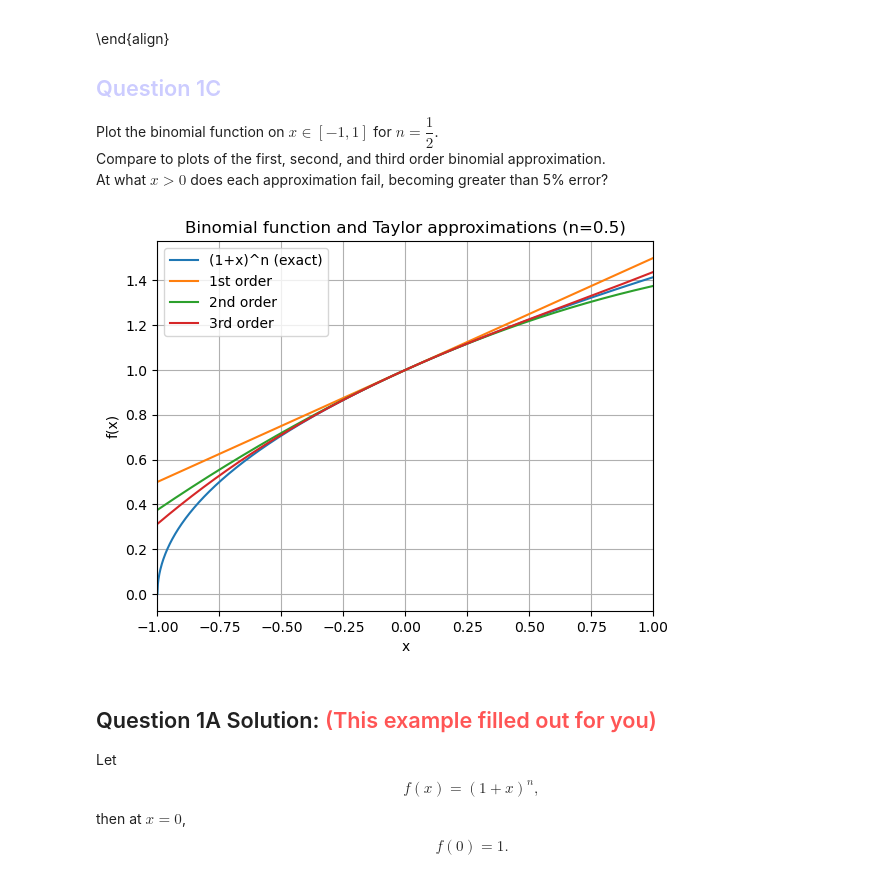
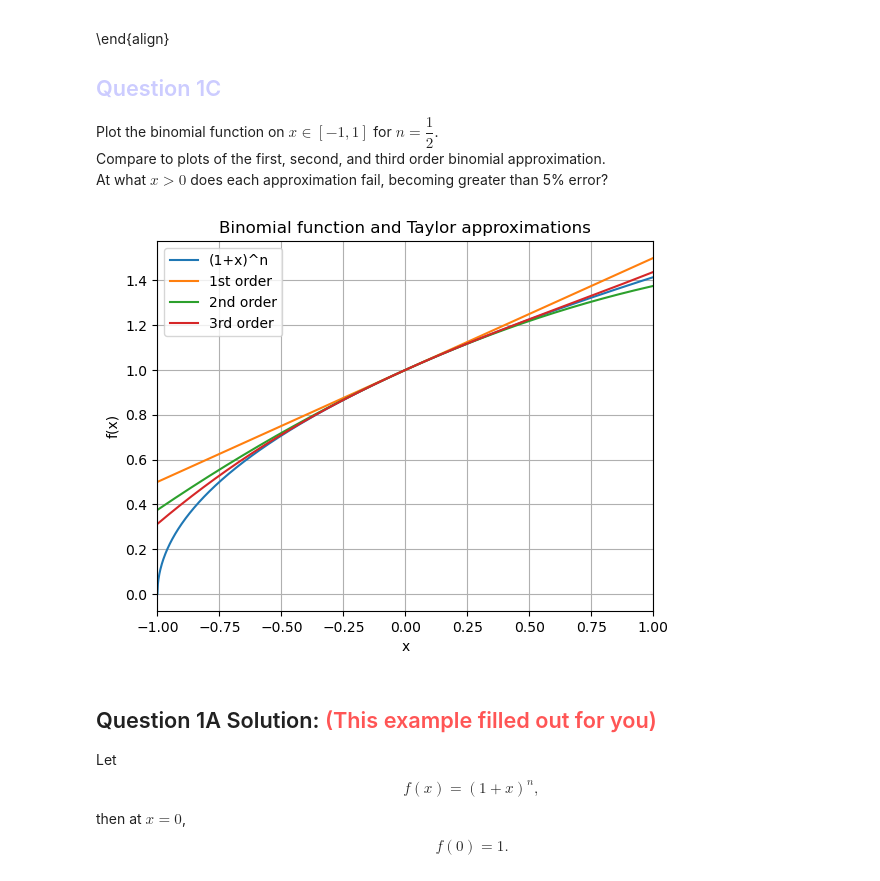
Before and after one commit to cacapuano/carolines_lasers_course_repo, a Jupyter notebook: homework_submissions/capuano_01_hw_plane_waves_math_review.ipynb, the cells around one changed output. Drawn from its saved outputs; the diff is of its cells as text; code cells hidden in the pictures.

```diff
--- a/homework_submissions/capuano_01_hw_plane_waves_math_review.ipynb
+++ b/homework_submissions/capuano_01_hw_plane_waves_math_review.ipynb
@@ -167,33 +167,33 @@ At what $x > 0$ does each approximation fail, becoming greater than 5\% error?
 # %%
 import matplotlib.pyplot as plt
 import numpy as np
 
 # Plotting Functions
 n = 0.5
 x = np.linspace(-1, 1, 1000)
 
 
 binomial_fun = (1+x)**n
 
 first_taylor = 1 + n*x
 second_taylor = first_taylor + (n*(n-1)*x**2)/2
 third_taylor = second_taylor + (n*(n-1)*(n-2)*x**3)/6
 
 plt.figure()
-plt.plot(x, binomial_fun, label='(1+x)^n (exact)')
+plt.plot(x, binomial_fun, label='(1+x)^n')
 plt.plot(x, first_taylor,  label='1st order')
 plt.plot(x, second_taylor, label='2nd order')
 plt.plot(x, third_taylor,  label='3rd order')
 
 plt.xlim(-1, 1)
 plt.xlabel('x')
 plt.ylabel('f(x)')
-plt.title(f'Binomial function and Taylor approximations (n={n})')
+plt.title(f'Binomial function and Taylor approximations')
 plt.grid(True)
 plt.legend()
 plt.show()
 # %% [output]
-[figure, old version]
+[figure, new version]
 # %%
 # Calculating and plotting errors
 
```
Also changed, not shown: parts of 6 cells of this notebook.
